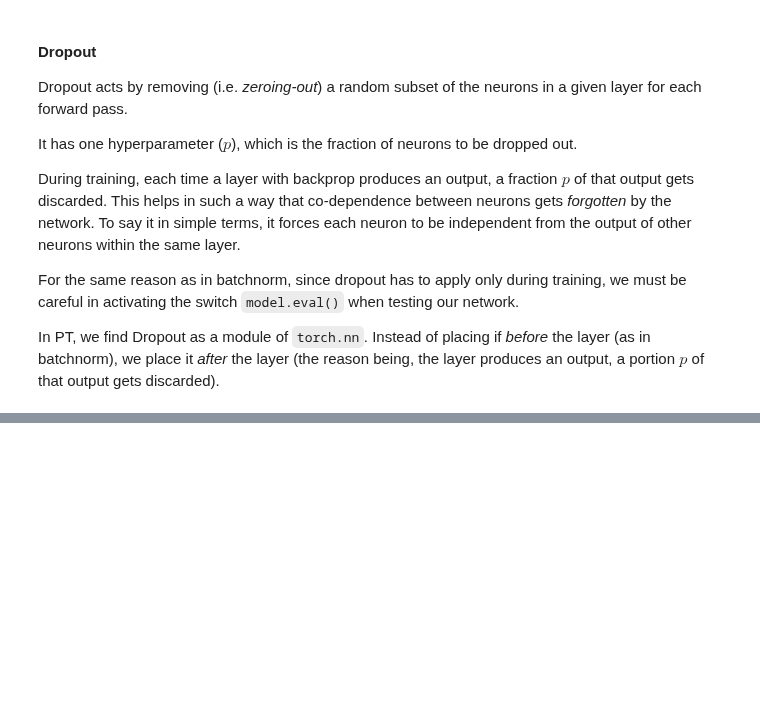
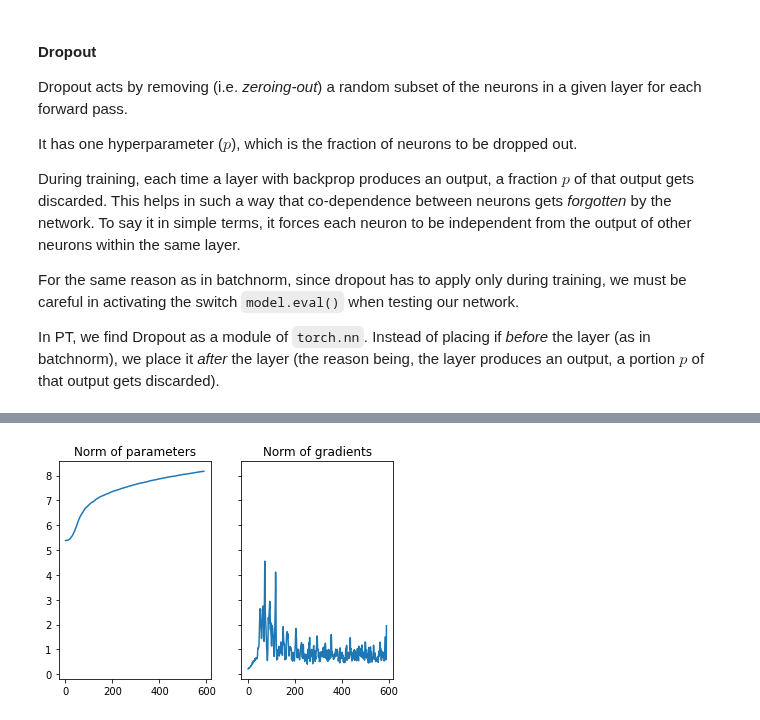
Before and after one commit to ansuini/DSSC_DL_2021, a Jupyter notebook: labs/03-regularization.ipynb, the cells around one changed output, grey strips where cells are left out. Saved outputs shown, nothing was run; the diff lists cells and outputs as text; code cells hidden in the pictures; blank space fills up the shorter version.

```diff
--- a/labs/03-regularization.ipynb
+++ b/labs/03-regularization.ipynb
@@ -402,0 +366,6 @@ class MLP_BN(nn.Module):
+# %%
+model = MLP()
+loss_fn = nn.CrossEntropyLoss()
+optimizer = torch.optim.SGD(model.parameters(), lr=learn_rate)
+
+trajectory_reg = {"parameters": [], "gradients": []}
@@ -402,0 +380,4 @@ class MLP_BN(nn.Module):
+# %%
+plot_trajectory(trajectory_reg)
+# %% [output]
+[figure, added]
```
Also changed, not shown: parts of 35 cells of this notebook.
